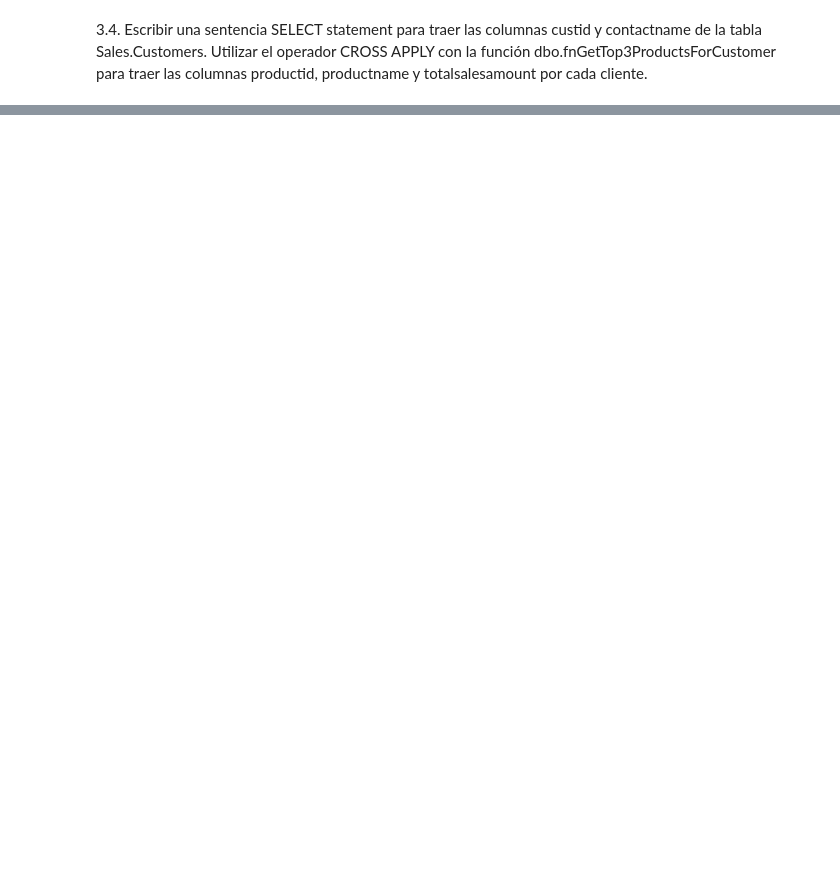
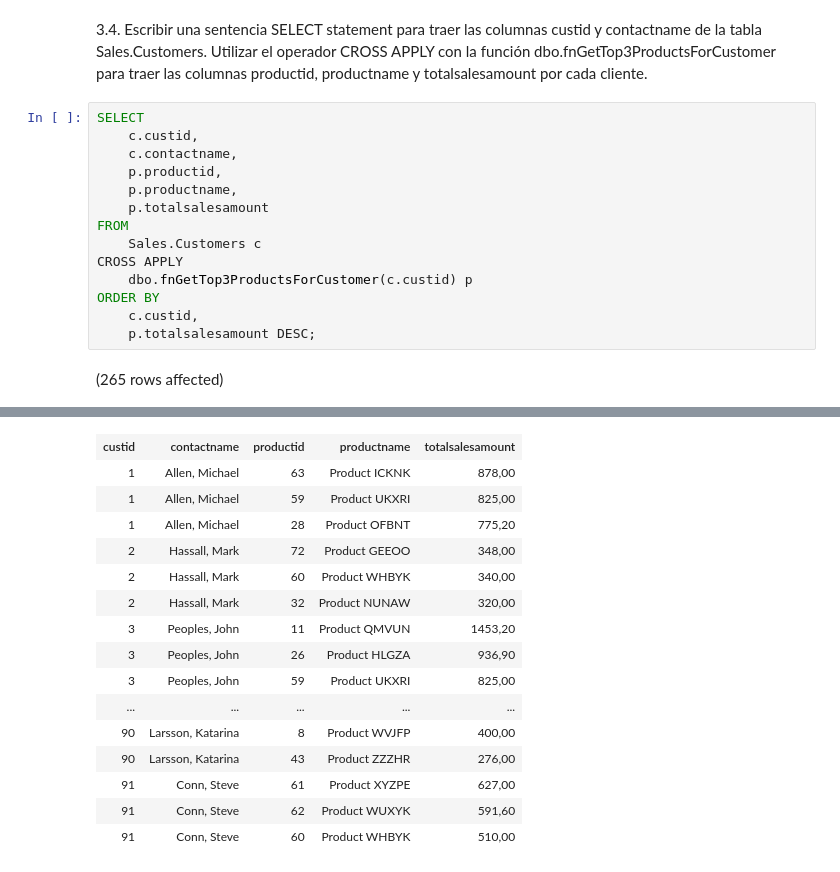
Before and after one commit to Brunoenr02/Unidad-III_Lab02, a Jupyter notebook: Lab02SQL.ipynb, the cells around one changed output, grey strips where cells are left out. Drawn from its saved outputs; the diff is of its cells as text; blank space fills up the shorter version.

```diff
--- a/Lab02SQL.ipynb
+++ b/Lab02SQL.ipynb
@@ -148,2 +285,18 @@ ORDER BY totalsalesamount DESC;
 # %% [markdown]
 3.4. Escribir una sentencia SELECT statement para traer las columnas custid y contactname de la tabla Sales.Customers. Utilizar el operador CROSS APPLY con la función dbo.fnGetTop3ProductsForCustomer para traer las columnas productid, productname y totalsalesamount por cada cliente.
+# %%
+SELECT
+    c.custid,
+    c.contactname,
+    p.productid,
+    p.productname,
+    p.totalsalesamount
+FROM
+    Sales.Customers c
+CROSS APPLY
+    dbo.fnGetTop3ProductsForCustomer(c.custid) p
+ORDER BY
+    c.custid,
+    p.totalsalesamount DESC;
+# %% [output]
+(265 rows affected)
@@ -149,0 +304,16 @@ ORDER BY totalsalesamount DESC;
+| custid | contactname | productid | productname | totalsalesamount |
+| 1 | Allen, Michael | 63 | Product ICKNK | 878,00 |
+| 1 | Allen, Michael | 59 | Product UKXRI | 825,00 |
+| 1 | Allen, Michael | 28 | Product OFBNT | 775,20 |
+| 2 | Hassall, Mark | 72 | Product GEEOO | 348,00 |
+| 2 | Hassall, Mark | 60 | Product WHBYK | 340,00 |
+| 2 | Hassall, Mark | 32 | Product NUNAW | 320,00 |
+| 3 | Peoples, John | 11 | Product QMVUN | 1453,20 |
+| 3 | Peoples, John | 26 | Product HLGZA | 936,90 |
+| 3 | Peoples, John | 59 | Product UKXRI | 825,00 |
+| ... | ... | ... | ... | ... |
+| 90 | Larsson, Katarina | 8 | Product WVJFP | 400,00 |
+| 90 | Larsson, Katarina | 43 | Product ZZZHR | 276,00 |
+| 91 | Conn, Steve | 61 | Product XYZPE | 627,00 |
+| 91 | Conn, Steve | 62 | Product WUXYK | 591,60 |
+| 91 | Conn, Steve | 60 | Product WHBYK | 510,00 |
```
Also changed, not shown: parts of 11 cells of this notebook.
